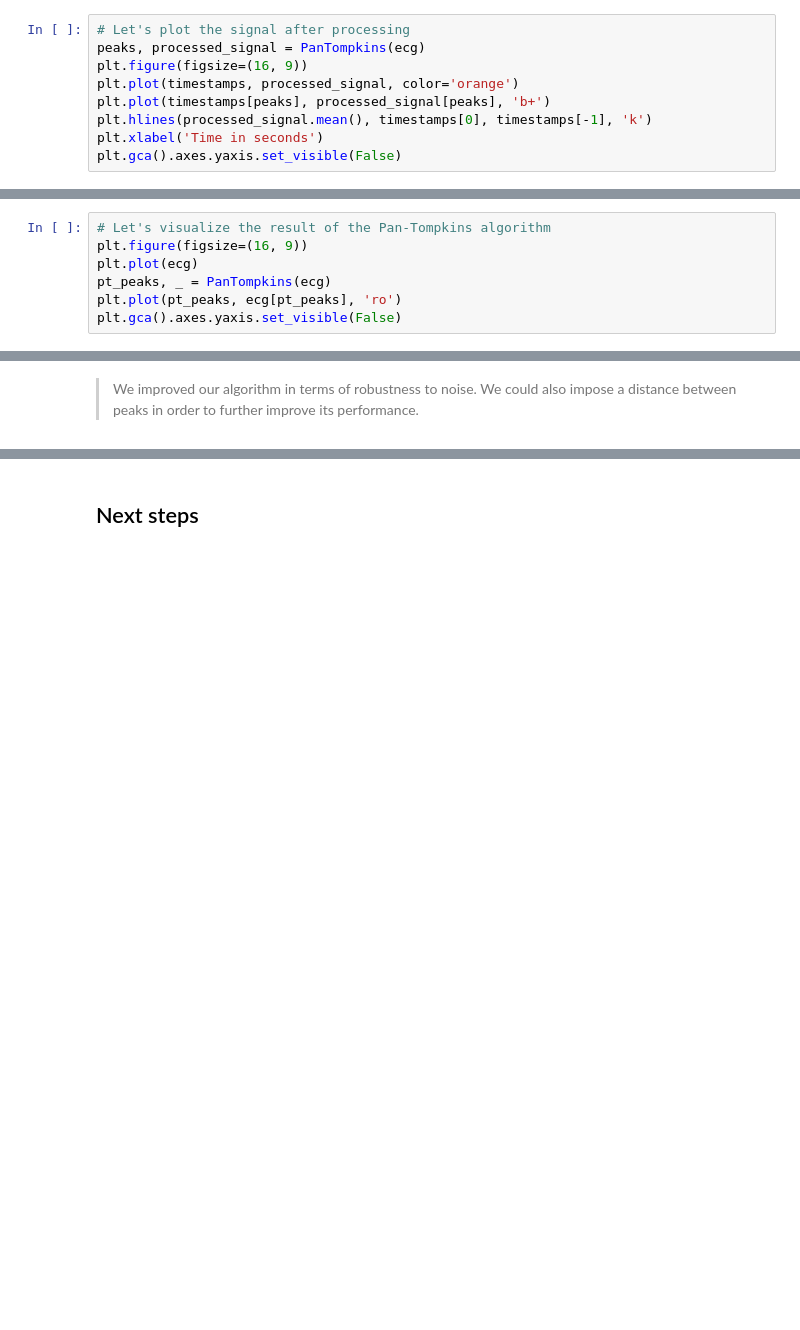
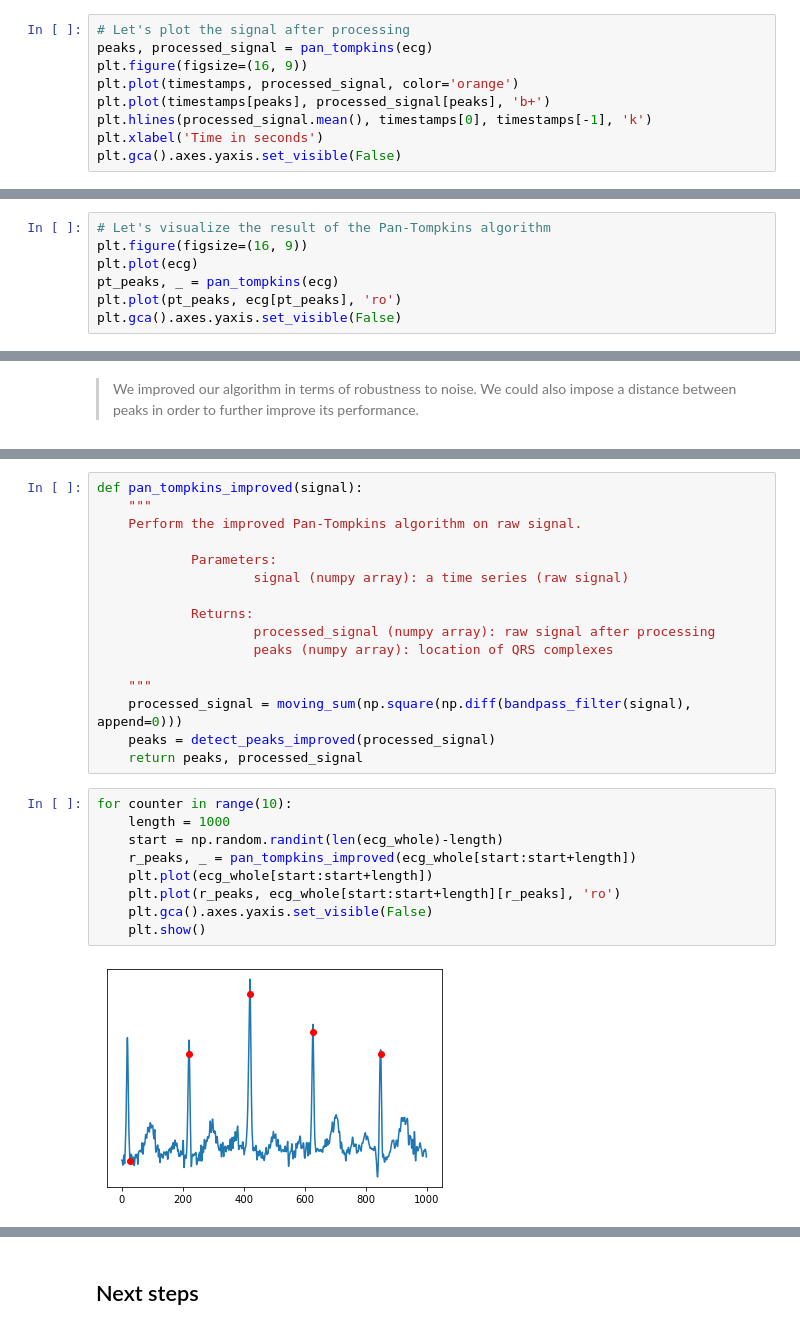
Before and after one commit to krejiba/heart-rate-estimation, a Jupyter notebook: ecg.ipynb, the cells around one changed output, grey strips where cells are left out. Cells and saved outputs as stored; diff of their text form; blank space fills up the shorter version.

Commit message:
Update ecg.ipynb
Added Improvements on Pan-Tompkins algorithm (Adaptive Thresholding + Refractory Period Blanking)
Corrected docstrings in functions

```diff
--- a/ecg.ipynb
+++ b/ecg.ipynb
@@ -197,7 +233,7 @@ def PanTompkins(signal):
     return peaks, processed_signal
 # %%
 # Let's plot the signal after processing
-peaks, processed_signal = PanTompkins(ecg)
+peaks, processed_signal = pan_tompkins(ecg)
 plt.figure(figsize=(16, 9))
 plt.plot(timestamps, processed_signal, color='orange')
 plt.plot(timestamps[peaks], processed_signal[peaks], 'b+')
@@ -210,7 +246,7 @@ plt.gca().axes.yaxis.set_visible(False)
 # Let's visualize the result of the Pan-Tompkins algorithm
 plt.figure(figsize=(16, 9))
 plt.plot(ecg)
-pt_peaks, _ = PanTompkins(ecg)
+pt_peaks, _ = pan_tompkins(ecg)
 plt.plot(pt_peaks, ecg[pt_peaks], 'ro')
 plt.gca().axes.yaxis.set_visible(False)
 # %% [output]
@@ -219,0 +285,27 @@ plt.gca().axes.yaxis.set_visible(False)
+# %%
+def pan_tompkins_improved(signal):
+    """
+    Perform the improved Pan-Tompkins algorithm on raw signal.
+
+            Parameters:
+                    signal (numpy array): a time series (raw signal)
+
+            Returns:
+                    processed_signal (numpy array): raw signal after processing
+                    peaks (numpy array): location of QRS complexes
+
+    """
+    processed_signal = moving_sum(np.square(np.diff(bandpass_filter(signal), append=0)))
+    peaks = detect_peaks_improved(processed_signal)
+    return peaks, processed_signal
+# %%
+for counter in range(10):
+    length = 1000
+    start = np.random.randint(len(ecg_whole)-length)
+    r_peaks, _ = pan_tompkins_improved(ecg_whole[start:start+length])
+    plt.plot(ecg_whole[start:start+length])
+    plt.plot(r_peaks, ecg_whole[start:start+length][r_peaks], 'ro')
+    plt.gca().axes.yaxis.set_visible(False)
+    plt.show()
+# %% [output]
+[figure, added]
```
Also changed, not shown: parts of 6 cells of this notebook.
